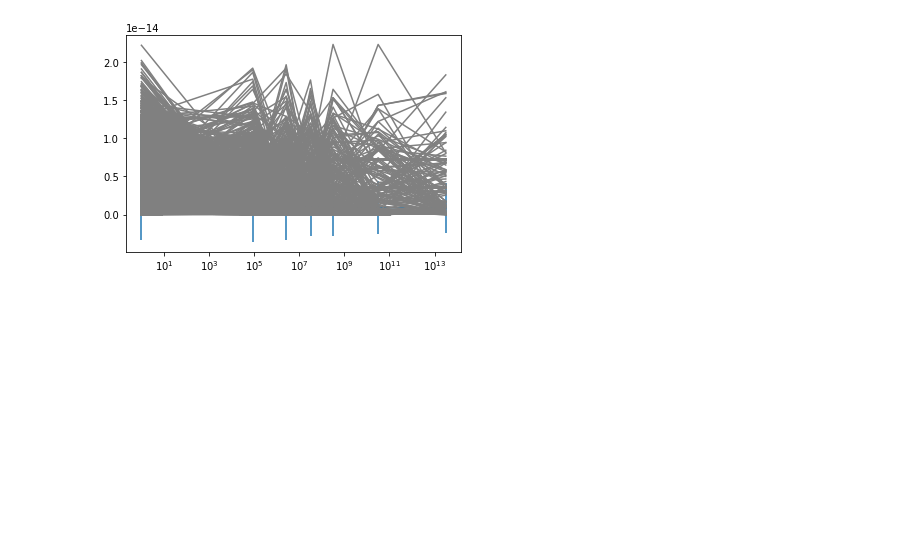
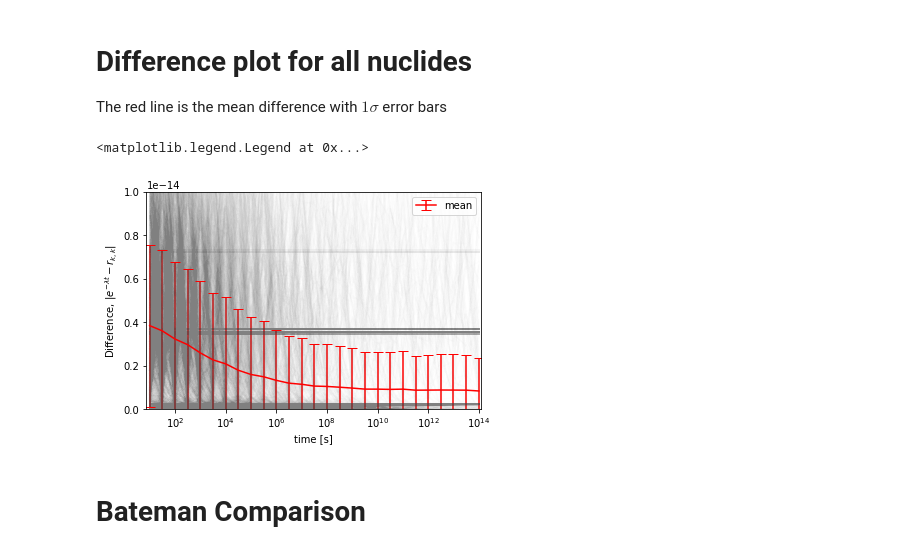
Before and after one commit to ergs/transmutagen-paper, a Jupyter notebook: decay_analysis.ipynb, the cells around one changed output. Saved outputs shown, nothing was run; the diff lists cells and outputs as text; code cells hidden in the pictures; blank space fills up the shorter version.

```diff
--- a/decay_analysis.ipynb
+++ b/decay_analysis.ipynb
@@ -46,6 +56,18 @@ array([  0.000000000000000000e+00,   3.926921608966439989e-15,
+# %% [markdown]
+# Difference plot for all nuclides
+
+The red line is the mean difference with $1\sigma$ error bars
 # %%
-plt.plot(TIMES[1:], diagdiff[1:, :], color='gray')
-plt.errorbar(TIMES[1:], mu_diagdiff[1:], yerr=2*sigma_diagdiff[1:], barsabove=True)
+plt.plot(TIMES[1:], diagdiff[1:, :], color='gray', alpha=0.01)
+plt.errorbar(TIMES[1:], mu_diagdiff[1:], yerr=sigma_diagdiff[1:], color='red', capsize=5, label='mean')
+plt.axis([TIMES[1]*0.75, TIMES[-1]*1.25, 0.0, 1e-14])
 plt.xscale('log')
+#plt.yscale('log')
+plt.xlabel('time [s]')
+plt.ylabel('Difference, $\\left|e^{-\\lambda t} - r_{k,k}\\right|$')
+plt.legend(loc=0)
 # %% [output]
+<matplotlib.legend.Legend at 0x...>
-[figure, old version]
+[figure, new version]
+# %% [markdown]
+# Bateman Comparison
```
Also changed, not shown: parts of 7 cells of this notebook, 1 other file.
